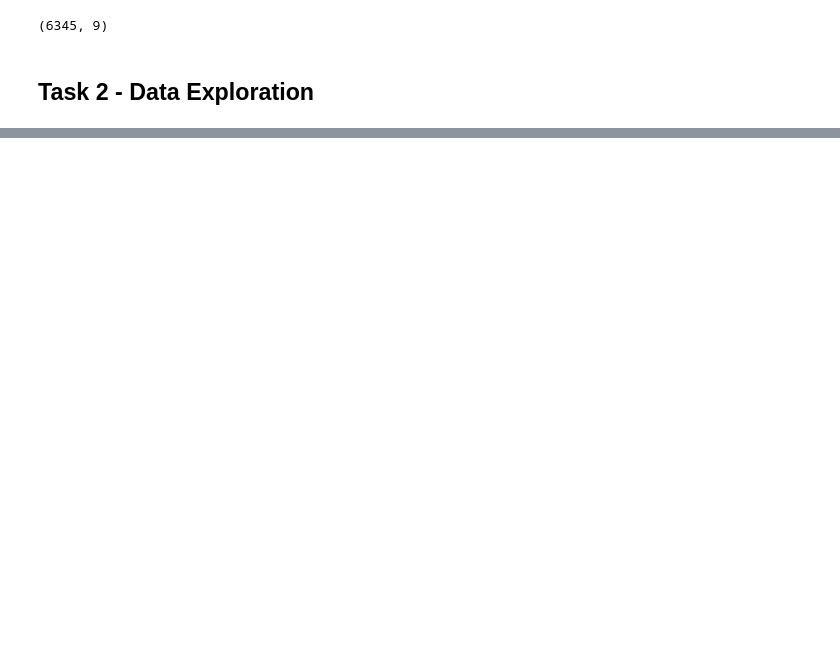
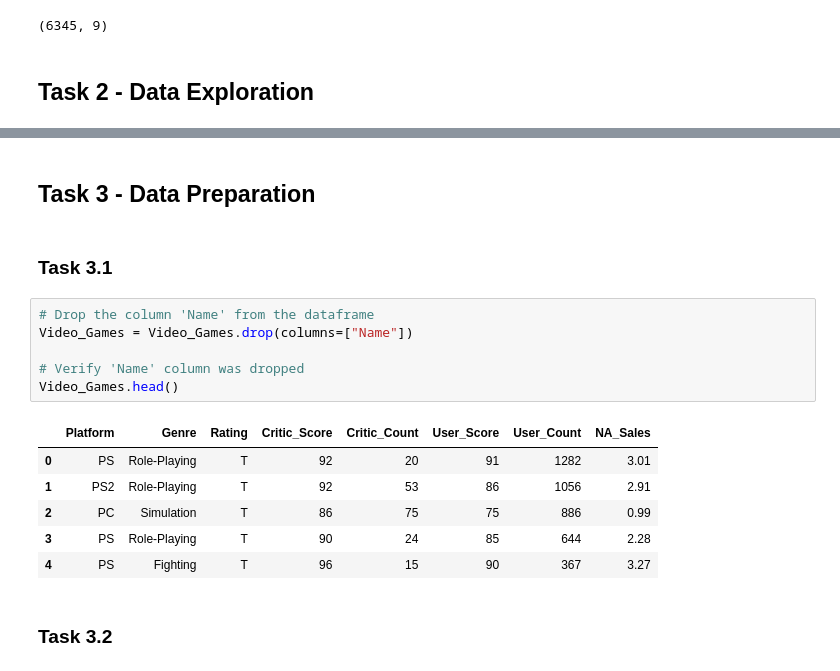
Before and after one commit to owen-simon/IS-6482-data-mining, a Jupyter notebook: Week 7/A4_Simon_Owen.ipynb, the cells around one changed output, grey strips where cells are left out. Saved outputs shown, nothing was run; the diff lists cells and outputs as text; blank space fills up the shorter version.

```diff
--- a/Week 7/A4_Simon_Owen.ipynb
+++ b/Week 7/A4_Simon_Owen.ipynb
@@ -134,0 +162,19 @@ plt.show()
+# %% [markdown]
+## Task 3 - Data Preparation
+# %% [markdown]
+### Task 3.1
+# %%
+# Drop the column 'Name' from the dataframe
+Video_Games = Video_Games.drop(columns=["Name"])
+
+# Verify 'Name' column was dropped
+Video_Games.head()
+# %% [output]
+|  | Platform | Genre | Rating | Critic_Score | Critic_Count | User_Score | User_Count | NA_Sales |
+| 0 | PS | Role-Playing | T | 92 | 20 | 91 | 1282 | 3.01 |
+| 1 | PS2 | Role-Playing | T | 92 | 53 | 86 | 1056 | 2.91 |
+| 2 | PC | Simulation | T | 86 | 75 | 75 | 886 | 0.99 |
+| 3 | PS | Role-Playing | T | 90 | 24 | 85 | 644 | 2.28 |
+| 4 | PS | Fighting | T | 96 | 15 | 90 | 367 | 3.27 |
+# %% [markdown]
+### Task 3.2
```
Also changed, not shown: parts of 32 cells of this notebook.
